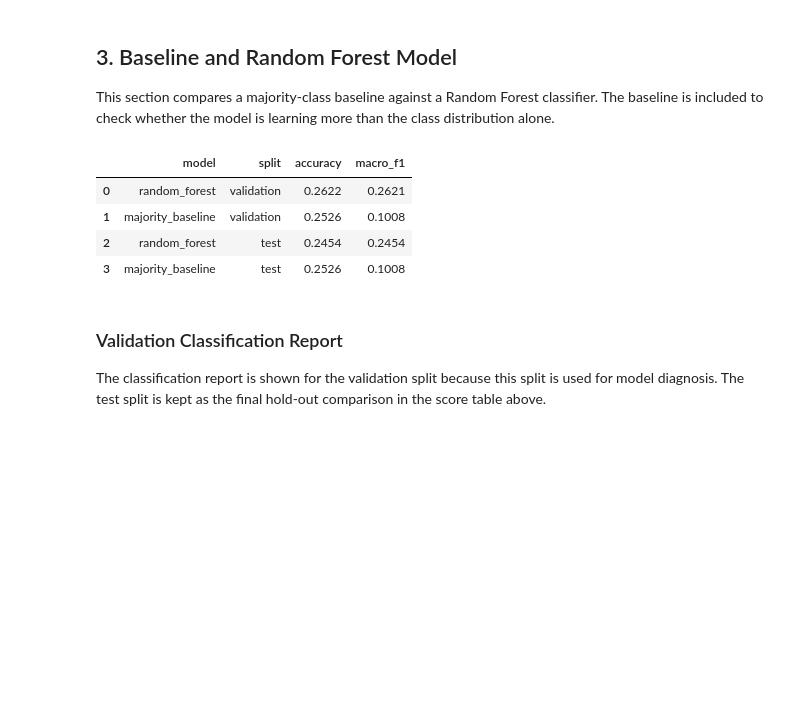
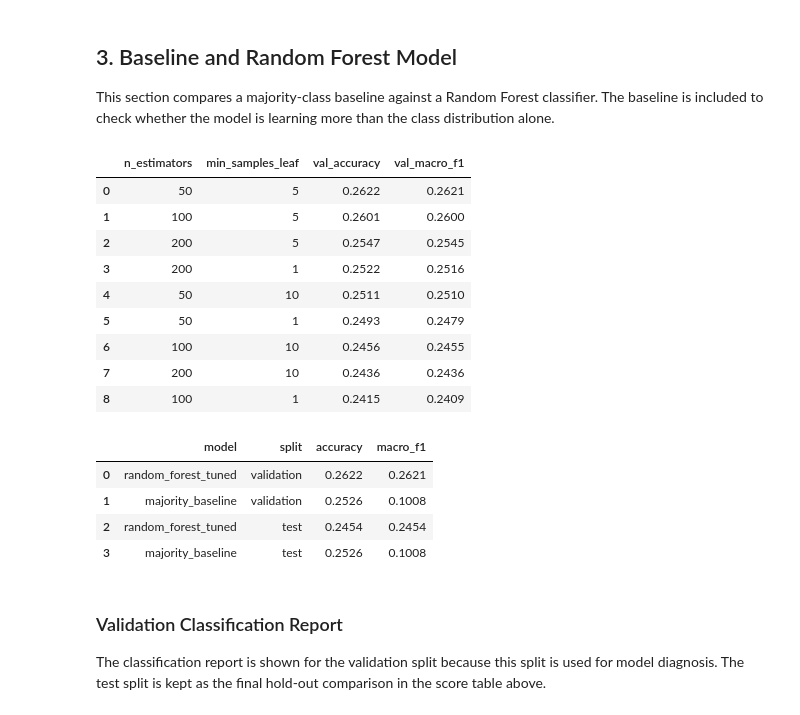
Before and after one commit to vivalavidax123/IML_A2, a Jupyter notebook: notebooks/rq1_influential_factors.ipynb, the cells around one changed output. Cells and saved outputs as stored; diff of their text form; code cells hidden in the pictures; blank space fills up the shorter version.

Commit message:
Update RQ1 tuning and evaluation using original features

```diff
--- a/notebooks/rq1_influential_factors.ipynb
+++ b/notebooks/rq1_influential_factors.ipynb
@@ -94,50 +94,97 @@ This section compares a majority-class baseline against a Random Forest classifi
 baseline = DummyClassifier(strategy="most_frequent")
 baseline.fit(X_train, y_train)
 
+tuning_rows = []
+
+for n_estimators in [50, 100, 200]:
+    for min_samples_leaf in [1, 5, 10]:
+        rf_temp = RandomForestClassifier(
+            n_estimators=n_estimators,
+            min_samples_leaf=min_samples_leaf,
+            class_weight="balanced_subsample",
+            n_jobs=-1,
+            random_state=42
+        )
+        rf_temp.fit(X_train, y_train)
+        y_pred = rf_temp.predict(X_val)
+
+        tuning_rows.append({
+            "n_estimators": n_estimators,
+            "min_samples_leaf": min_samples_leaf,
+            "val_accuracy": accuracy_score(y_val, y_pred),
+            "val_macro_f1": f1_score(y_val, y_pred, average="macro")
+        })
+
+rf_tuning_results = pd.DataFrame(tuning_rows).sort_values(
+    "val_macro_f1",
+    ascending=False
+).reset_index(drop=True)
+
+display(rf_tuning_results.round(4))
+
+# Select best hyperparameters based on validation macro-F1
+best_params = rf_tuning_results.iloc[0]
+
 rf = RandomForestClassifier(
-    n_estimators=50,
-    min_samples_leaf=5,
+    n_estimators=int(best_params["n_estimators"]),
+    min_samples_leaf=int(best_params["min_samples_leaf"]),
     class_weight="balanced_subsample",
     n_jobs=-1,
     random_state=42,
 )
+
 rf.fit(X_train, y_train)
 
+# Evaluate baseline and tuned random forest
 rows = []
+
 for model_name, model in [
     ("majority_baseline", baseline),
-    ("random_forest", rf),
+    ("random_forest_tuned", rf),
 ]:
     for split_name, X_part, y_part in [
         ("validation", X_val, y_val),
         ("test", X_test, y_test),
     ]:
         y_pred = model.predict(X_part)
+
         rows.append({
             "model": model_name,
             "split": split_name,
             "accuracy": accuracy_score(y_part, y_pred),
             "macro_f1": f1_score(y_part, y_pred, average="macro"),
         })
 
 model_scores = pd.DataFrame(rows)
+
 model_scores["split"] = pd.Categorical(
     model_scores["split"],
     categories=["validation", "test"],
     ordered=True,
 )
+
 model_scores = model_scores.sort_values(
     ["split", "macro_f1"],
     ascending=[True, False],
 ).reset_index(drop=True)
 
 display(model_scores.round(4))
 # %% [output]
-|  | model | split | accuracy | macro_f1 |
-| 0 | random_forest | validation | 0.2622 | 0.2621 |
-| 1 | majority_baseline | validation | 0.2526 | 0.1008 |
-| 2 | random_forest | test | 0.2454 | 0.2454 |
-| 3 | majority_baseline | test | 0.2526 | 0.1008 |
+|  | n_estimators | min_samples_leaf | val_accuracy | val_macro_f1 |
+| 0 | 50 | 5 | 0.2622 | 0.2621 |
+| 1 | 100 | 5 | 0.2601 | 0.2600 |
+| 2 | 200 | 5 | 0.2547 | 0.2545 |
+| 3 | 200 | 1 | 0.2522 | 0.2516 |
+| 4 | 50 | 10 | 0.2511 | 0.2510 |
+| 5 | 50 | 1 | 0.2493 | 0.2479 |
+| 6 | 100 | 10 | 0.2456 | 0.2455 |
+| 7 | 200 | 10 | 0.2436 | 0.2436 |
+| 8 | 100 | 1 | 0.2415 | 0.2409 |
+|  | model | split | accuracy | macro_f1 |
+| 0 | random_forest_tuned | validation | 0.2622 | 0.2621 |
+| 1 | majority_baseline | validation | 0.2526 | 0.1008 |
+| 2 | random_forest_tuned | test | 0.2454 | 0.2454 |
+| 3 | majority_baseline | test | 0.2526 | 0.1008 |
 # %% [markdown]
 ### Validation Classification Report
 
```
Also changed, not shown: parts of 6 cells of this notebook.
